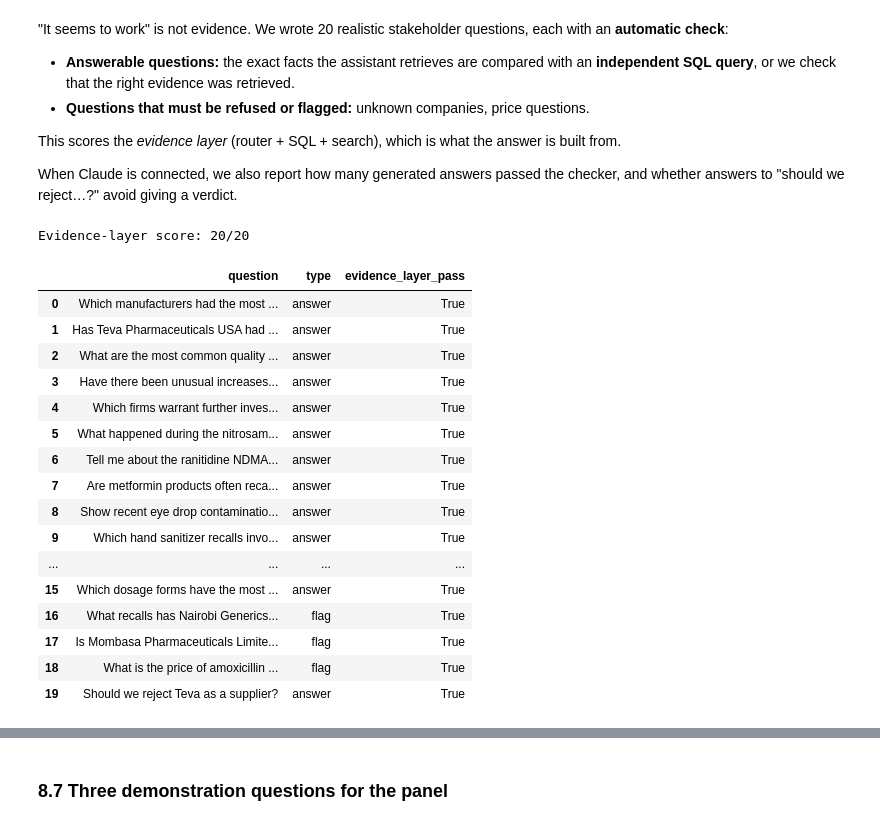
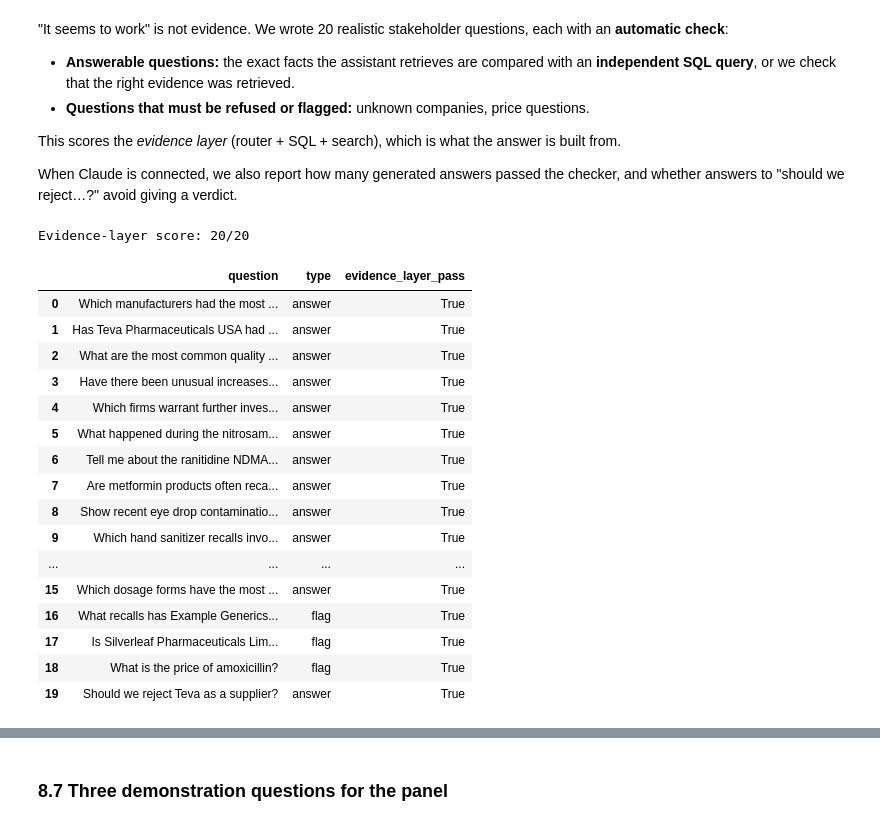
Before and after one commit to masakiNelson/Drug-recall-early-warning-project, a Jupyter notebook: Drug_Recall_Intelligence_Final.ipynb, the cells around one changed output, grey strips where cells are left out. Saved outputs shown, nothing was run; the diff lists cells and outputs as text; code cells hidden in the pictures.

```diff
--- a/Drug_Recall_Intelligence_Final.ipynb
+++ b/Drug_Recall_Intelligence_Final.ipynb
@@ -1243,14 +1243,15 @@ for cat in yearly.columns:
     add(f"category-{cat}", f"Recall events per year classified as {cat}: " + ", ".join(f"{y}: {n}" for y, n in yearly[cat].items()) + ".",
         {"doc_type": "category_summary", "firm_std": "", "source": SRC + " (derived)"})
 NOTES = {
- "limitations": "Limitations of US FDA recall data for Kenyan procurement: covers products sold in the US market only; a firm may supply Kenya "
-   "from a different site or with different products; no FDA recall does not prove good quality; the recalling firm is often a repackager, "
-   "distributor or compounding pharmacy rather than the manufacturer; FDA publishes recalls about 7 weeks after they start; Kenyan PPB "
-   "data, WHO prequalification and GMP inspection reports must be checked separately.",
+ "limitations": "Limitations of US FDA recall data for procurement decisions: it covers products sold in the US market only; a firm may "
+   "supply other markets from different sites or with different products; no FDA recall does not prove good quality; the recalling firm is "
+   "often a repackager, distributor or compounding pharmacy rather than the manufacturer; FDA publishes recalls several weeks after they "
+   "start; national regulator records, WHO prequalification and GMP inspection reports must be checked separately.",
  "procurement-checks": "Checks before awarding a pharmaceutical supply contract (decision support, not a decision): confirm the actual "
-   "manufacturing site; verify PPB registration of product and site; obtain the current GMP certificate or inspection outcome; request "
-   "certificates of analysis; for nitrosamine-prone products request a nitrosamine risk assessment; for sterile products request sterility "
-   "assurance evidence; request stability data for Zone IVb; consider independent testing at the national quality control laboratory.",
+   "manufacturing site; verify registration of the product and site with the national medicines regulator; obtain the current GMP "
+   "certificate or inspection outcome; request certificates of analysis; for nitrosamine-prone products request a nitrosamine risk "
+   "assessment; for sterile products request sterility assurance evidence; request stability data for the climatic zone where the product "
+   "will be used; consider independent testing at an accredited quality control laboratory.",
  "methods": "Methods: recall reasons classified by TF-IDF + logistic regression into 10 categories; monthly recall events by FDA publication "
    "month; alerts from rolling z-score, IQR and walk-forward Isolation Forest using only the previous 12 months; consensus = 2 or more methods.",
 }
@@ -1429,8 +1430,8 @@ def route(question):
         warn.append("This dataset holds FDA recall records only - no prices, stock levels or sales data.")
     return {"firm": firm, "product": product, "category": category, "facts": facts, "warnings": warn}
 
-NOTE_INTENTS = {"note-procurement-checks": r"procure|tender|award|supplier|supply contract|purchas|buy|kemsa|meds",
-                "note-limitations": r"limitation|kenya|relevan|reliab",
+NOTE_INTENTS = {"note-procurement-checks": r"procure|tender|award|supplier|supply contract|purchas|buy|checks? should",
+                "note-limitations": r"limitation|relevan|reliab|other market|outside the us",
                 "note-methods": r"how (do|does|did) (you|the system|it) (detect|work|classif)|method"}
 def retrieve(question, firm=None, k=6):
     where = {"firm_std": firm} if firm else {"doc_type": {"$ne": "firm_evidence"}}
@@ -1484,8 +1485,8 @@ if os.environ.get("ANTHROPIC_API_KEY"):
     llm = anthropic.Anthropic()
 print("LLM:", f"Claude ({LLM_MODEL}) connected" if llm else "not connected -> evidence-only mode")
 
-SYSTEM_PROMPT = '''You are a pharmaceutical recall intelligence assistant for regulators and procurement teams in Kenya
-(PPB, KEMSA, MEDS, hospital pharmacies). Follow these rules strictly:
+SYSTEM_PROMPT = '''You are PharmaSignal AI, a pharmaceutical recall intelligence assistant for medicines regulators and
+procurement teams (hospital pharmacies, supply agencies, distributors). Follow these rules strictly:
 1. Use ONLY the STRUCTURED FACTS and RETRIEVED EVIDENCE provided. Never invent firms, recall numbers, dates or numbers.
 2. Structure: "Facts from the data" (cite recall numbers or document IDs in brackets), then "What this may mean"
    (clearly interpretation), then "Limitations and checks to make".
@@ -1493,7 +1494,8 @@ SYSTEM_PROMPT = '''You are a pharmaceutical recall intelligence assistant for re
 4. An anomaly alert is a signal for investigation, NOT a confirmed quality failure.
 5. Never recommend approving or rejecting a supplier and never call a product or firm unsafe. Give evidence and checks; humans decide.
 6. The recalling firm may not be the manufacturer; do not infer sites or countries from names.
-7. This is US FDA data up to the snapshot date; say so when relevance to Kenya is limited.
+7. This is US FDA data up to the snapshot date; say so when relevance to other markets is limited.
+8. Whenever you mention a recall class, add its risk level: Class I (high risk), Class II (medium risk), Class III (low risk).
 Write in plain language for pharmacists, under 300 words.'''
 
 def _llm_text(resp):
@@ -1575,46 +1577,46 @@ TESTS = [
  ("Are metformin products often recalled for impurities?", "answer", lambda r: r["product"] == "metformin" and len(fact(r, "metformin")) > 0),
  ("Show recent eye drop contamination recalls", "answer", lambda r: evid(r, "ophthalm|eye")),
  ("Which hand sanitizer recalls involved methanol?", "answer", lambda r: evid(r, "methanol")),
- ("What checks should KEMSA do before awarding a supply contract?", "answer", lambda r: r["evidence"].doc_id.eq("note-procurement-checks").any()),
- ("What are the limitations of using FDA recall data for suppliers to Kenya?", "answer", lambda r: r["evidence"].doc_id.eq("note-limitations").any()),
+ ("What checks should a supply agency do before awarding a supply contract?", "answer", lambda r: r["evidence"].doc_id.eq("note-procurement-checks").any()),
+ ("What are the limitations of using FDA recall data for suppliers outside the US?", "answer", lambda r: r["evidence"].doc_id.eq("note-limitations").any()),
  ("Has Lupin Pharmaceuticals had dissolution failures?", "answer", lambda r: r["firm"] == "lupin pharmaceuticals"),
  ("How many recall events has Baxter Healthcare had?", "answer", lambda r: int(fact(r, "Firm evidence").total_events.iloc[0]) ==
       sql_one("SELECT COUNT(DISTINCT event_id) FROM recalls WHERE firm_std='baxter healthcare'")),
  ("Has Cipla had any recent anomaly alerts?", "answer", lambda r: str(r["firm"]).startswith("cipla")),
  ("Which dosage forms have the most sterility failures?", "answer", lambda r: len(fact(r, "product group")) > 0),
- ("What recalls has Nairobi Generics Ltd had?", "flag", lambda r: r["firm"] is None and len(r["warnings"]) > 0),
- ("Is Mombasa Pharmaceuticals Limited a safe supplier?", "flag", lambda r: r["firm"] is None and len(r["warnings"]) > 0),
- ("What is the price of amoxicillin in Kenya?", "flag", lambda r: any("prices" in w for w in r["warnings"])),
+ ("What recalls has Example Generics Ltd had?", "flag", lambda r: r["firm"] is None and len(r["warnings"]) > 0),
+ ("Is Silverleaf Pharmaceuticals Limited a safe supplier?", "flag", lambda r: r["firm"] is None and len(r["warnings"]) > 0),
+ ("What is the price of amoxicillin?", "flag", lambda r: any("prices" in w for w in r["warnings"])),
  ("Should we reject Teva as a supplier?", "answer", lambda r: str(r["firm"]).startswith("teva")),
 ]
 test_rows = []
 for q, kind, check in TESTS:
     res = ask(q, use_llm=False, show=False)
     try: passed = bool(check(res))
     except Exception as e: passed = False
     test_rows.append({"question": q, "type": kind, "evidence_layer_pass": passed})
 assistant_eval = pd.DataFrame(test_rows)
 ASSISTANT_SCORE = int(assistant_eval.evidence_layer_pass.sum())
 print(f"Evidence-layer score: {ASSISTANT_SCORE}/{len(TESTS)}")
 assistant_eval
 # %% [output]
 Evidence-layer score: 20/20
 |  | question | type | evidence_layer_pass |
 | 0 | Which manufacturers had the most ... | answer | True |
 | 1 | Has Teva Pharmaceuticals USA had ... | answer | True |
 | 2 | What are the most common quality ... | answer | True |
 | 3 | Have there been unusual increases... | answer | True |
 | 4 | Which firms warrant further inves... | answer | True |
 | 5 | What happened during the nitrosam... | answer | True |
 | 6 | Tell me about the ranitidine NDMA... | answer | True |
 | 7 | Are metformin products often reca... | answer | True |
 | 8 | Show recent eye drop contaminatio... | answer | True |
 | 9 | Which hand sanitizer recalls invo... | answer | True |
 | ... | ... | ... | ... |
 | 15 | Which dosage forms have the most ... | answer | True |
-| 16 | What recalls has Nairobi Generics... | flag | True |
-| 17 | Is Mombasa Pharmaceuticals Limite... | flag | True |
-| 18 | What is the price of amoxicillin ... | flag | True |
+| 16 | What recalls has Example Generics... | flag | True |
+| 17 | Is Silverleaf Pharmaceuticals Lim... | flag | True |
+| 18 | What is the price of amoxicillin? | flag | True |
 | 19 | Should we reject Teva as a supplier? | answer | True |
 # %%
 # Generated-answer evaluation (runs only when Claude is connected)
```
Also changed, not shown: parts of 8 cells of this notebook.
